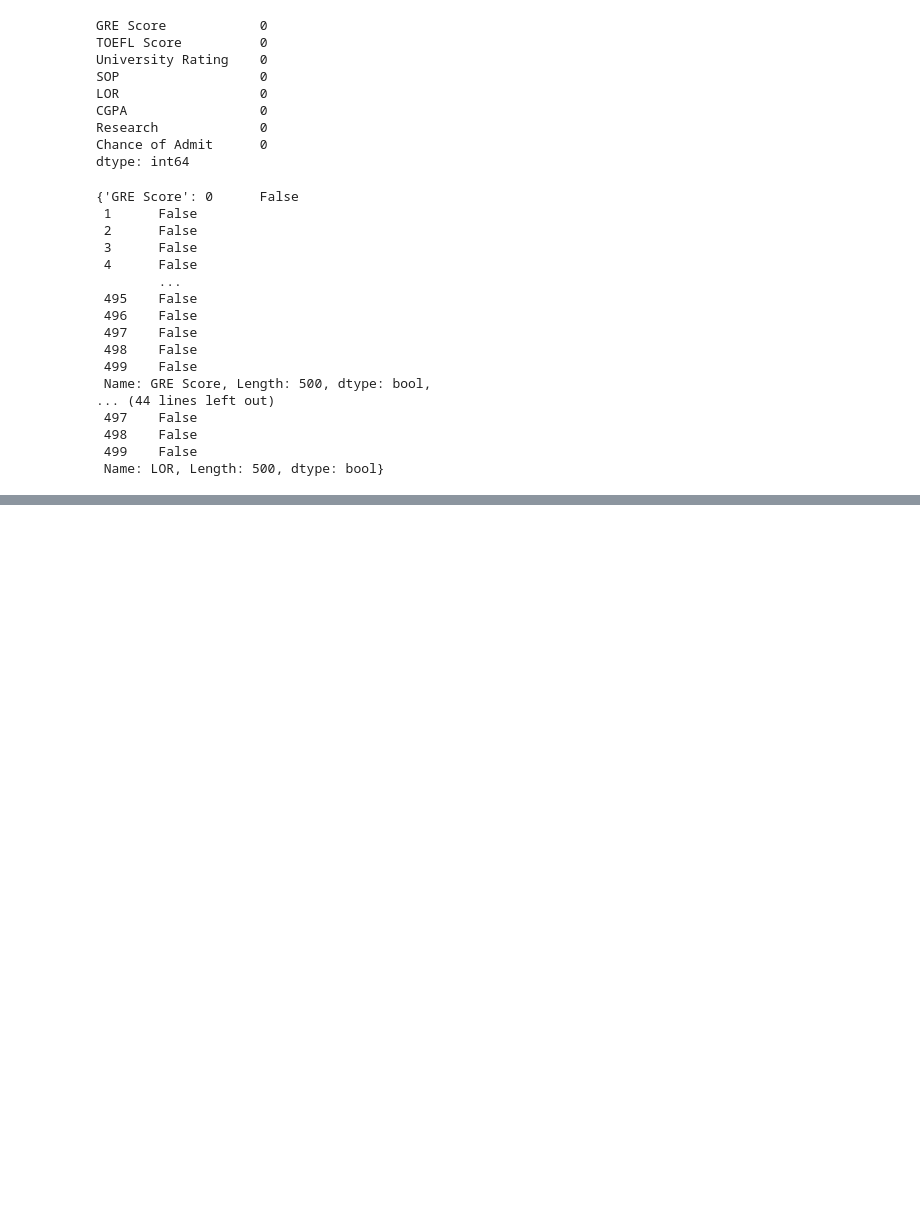
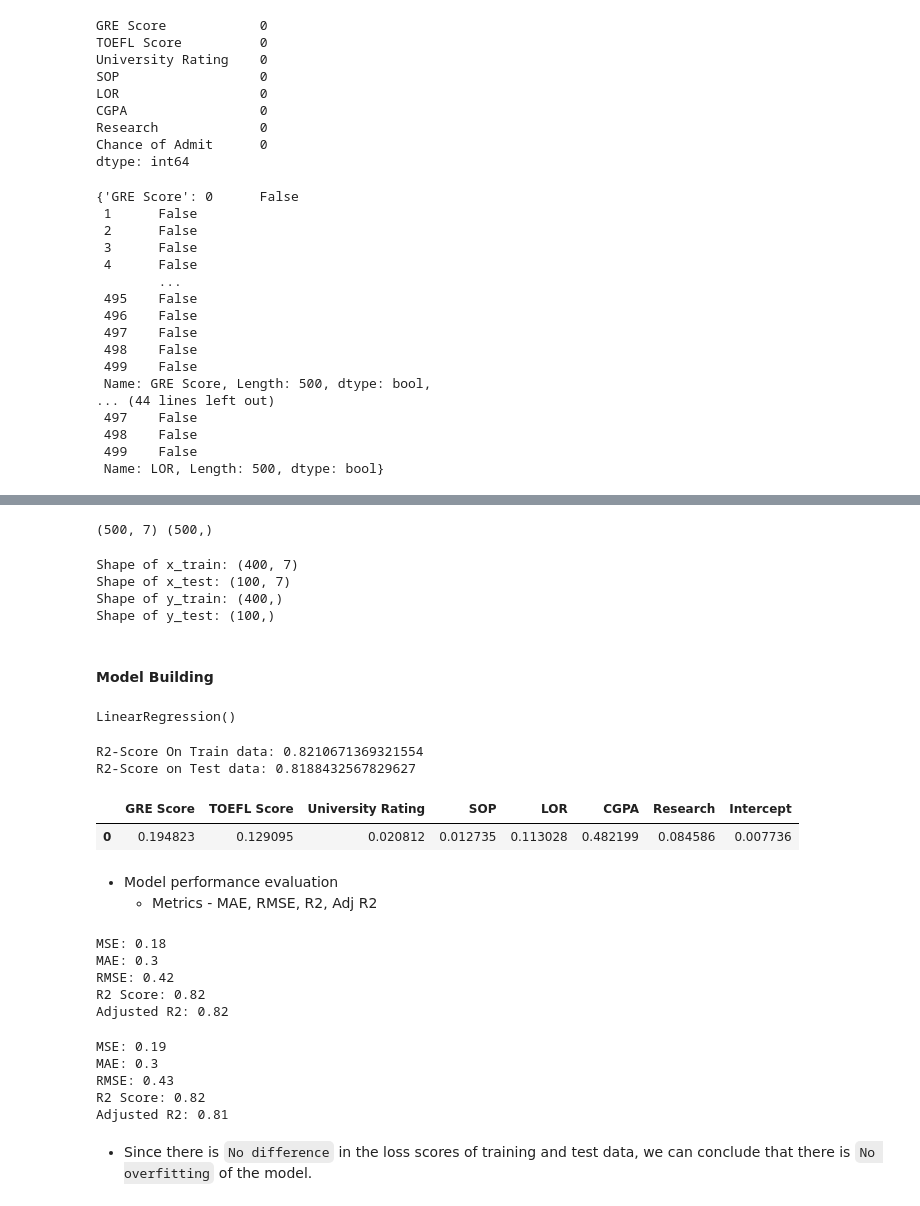
Before and after one commit to mohithsaran/Jamboree_ML, a Jupyter notebook: ml.ipynb, the cells around one changed output, grey strips where cells are left out. Saved outputs shown, nothing was run; the diff lists cells and outputs as text; code cells hidden in the pictures; blank space fills up the shorter version.

Commit message:
Model Building

```diff
--- a/ml.ipynb
+++ b/ml.ipynb
@@ -370,0 +351,31 @@ prepared_data = pd.get_dummies(df, drop_first=True)
+# %%
+scaler = StandardScaler()
+scaled_df = pd.DataFrame(scaler.fit_transform(df1), columns = df.columns)
+# %%
+x = scaled_df.iloc[:,:-1]
+y = scaled_df.iloc[:,-1]
+print(x.shape , y.shape)
+# %% [output]
+(500, 7) (500,)
+# %%
+# Split the data into training and test data
+
+x_train, x_test, y_train, y_test = train_test_split(x, y, test_size=0.2,random_state=42)
+
+print(f'Shape of x_train: {x_train.shape}')
+print(f'Shape of x_test: {x_test.shape}')
+print(f'Shape of y_train: {y_train.shape}')
+print(f'Shape of y_test: {y_test.shape}')
+# %% [output]
+Shape of x_train: (400, 7)
+Shape of x_test: (100, 7)
+Shape of y_train: (400,)
+Shape of y_test: (100,)
+# %% [markdown]
+#### **Model Building**
+# %%
+
+lr_model = LinearRegression()
+lr_model.fit(x_train,y_train)
+# %% [output]
+LinearRegression()
@@ -370,0 +386,20 @@ prepared_data = pd.get_dummies(df, drop_first=True)
+# %%
+# Check the r2 score on trian data:
+print('R2-Score On Train data:', r2_score(y_train, lr_model.predict(x_train)))
+
+# Check the r2 score on test data:
+print('R2-Score on Test data:', r2_score(y_test, lr_model.predict(x_test)))
+# %% [output]
+R2-Score On Train data: 0.8210671369321554
+R2-Score on Test data: 0.8188432567829627
+# %%
+#Feature's coefficient and intercept
+lr_model_weights = pd.DataFrame(lr_model.coef_.reshape(1,-1),columns=df.columns[:-1])
+lr_model_weights["Intercept"] = lr_model.intercept_
+lr_model_weights
+# %% [output]
+|  | GRE Score | TOEFL Score | University Rating | SOP | LOR | CGPA | Research | Intercept |
+| 0 | 0.194823 | 0.129095 | 0.020812 | 0.012735 | 0.113028 | 0.482199 | 0.084586 | 0.007736 |
+# %% [markdown]
+- Model performance evaluation
+    - Metrics - MAE, RMSE, R2, Adj R2
@@ -370,0 +421,18 @@ prepared_data = pd.get_dummies(df, drop_first=True)
+# %%
+model_evaluation(y_train.values, y_pred_train, lr_model)
+# %% [output]
+MSE: 0.18
+MAE: 0.3
+RMSE: 0.42
+R2 Score: 0.82
+Adjusted R2: 0.82
+# %%
+model_evaluation(y_test.values, y_pred_test, lr_model)
+# %% [output]
+MSE: 0.19
+MAE: 0.3
+RMSE: 0.43
+R2 Score: 0.82
+Adjusted R2: 0.81
+# %% [markdown]
+- Since there is `No difference` in the loss scores of training and test data, we can conclude that there is `No overfitting` of the model.
```
Also changed, not shown: parts of 12 cells of this notebook.
